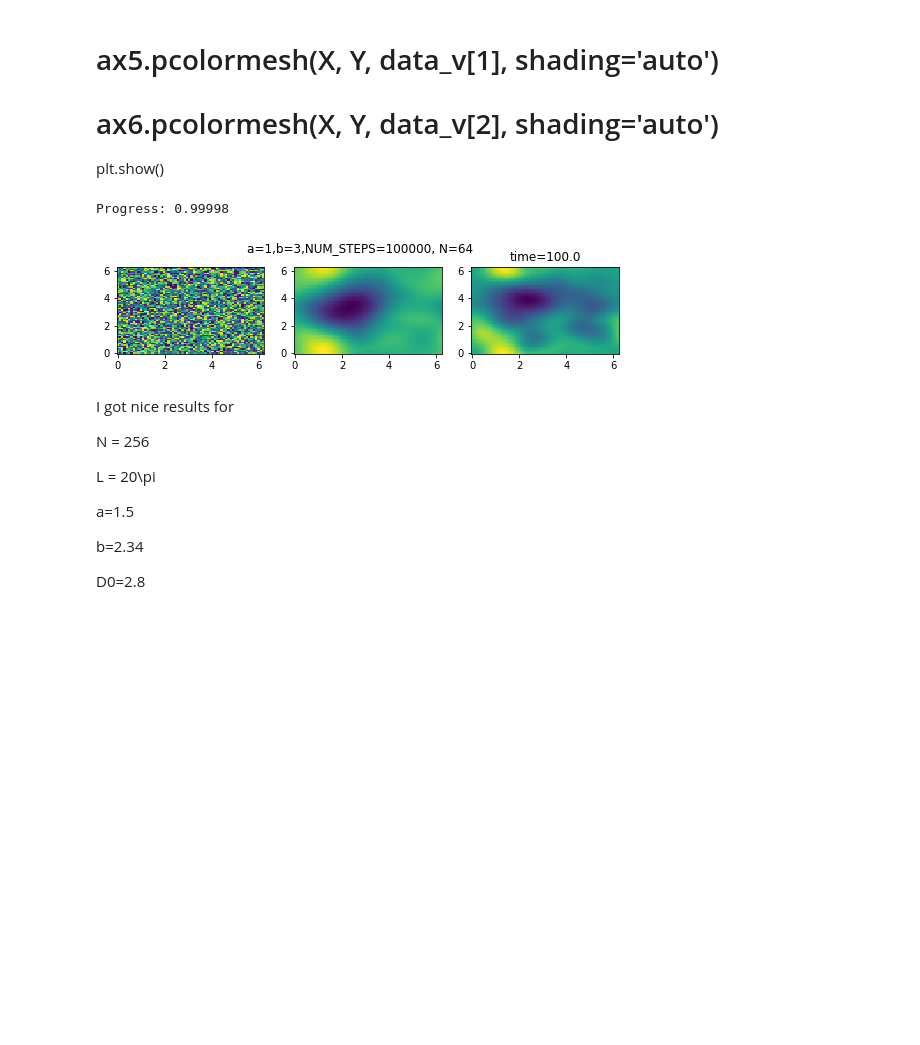
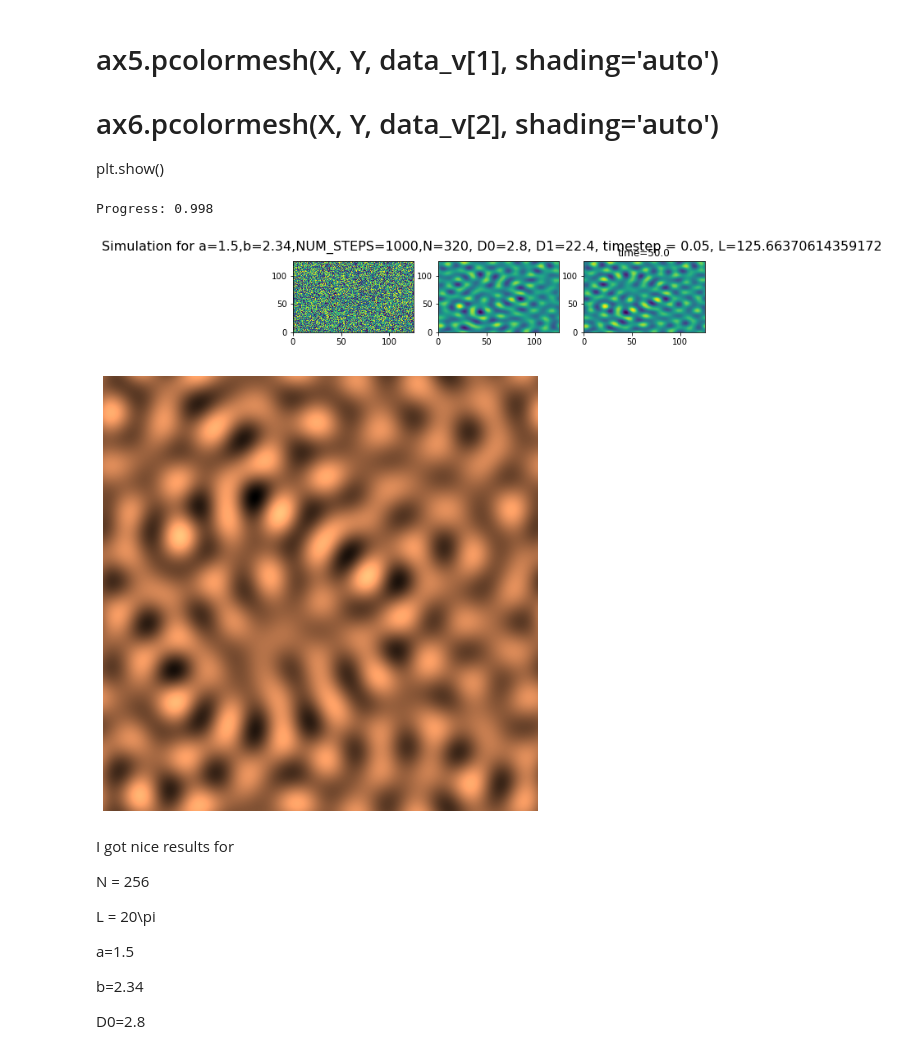
Before and after one commit to l-ada/Turing-models, a Jupyter notebook: brusselator.ipynb, the cells around one changed output. Drawn from its saved outputs; the diff is of its cells as text; code cells hidden in the pictures; blank space fills up the shorter version.

Commit message:
first successful image,  function saving to png

```diff
--- a/brusselator.ipynb
+++ b/brusselator.ipynb
@@ -17,10 +17,10 @@ This is in 2D. With random initial data. Do I need to worry about initial condit
 I also want to be able to add a new function and a parameter
 # %%
 N = 256
-dt = 0.001
+dt = 0.05
 fu = lambda a,b,u,v: a + (u**2)*v - (b+1)*u
 fv = lambda a,b,u,v: b*u-(u**2)*v
-L = 2*np.pi
+L = 10*2*np.pi
 NUM_STEPS = 1000
 a = 1
 b = 3
@@ -202,8 +202,10 @@ plt.show()
 from matplotlib import pyplot as plt
 from mpl_toolkits import mplot3d
 from matplotlib import cm
-def simulate_and_plot(a=a,b=b,NUM_STEPS=NUM_STEPS,N=N):
-    data_u, data_v, savetimes = perform__trunc_simulation(a,b,NUM_STEPS=NUM_STEPS, N=N)
+
+def simulate_and_plot(a=a,b=b,NUM_STEPS=NUM_STEPS,N=N, D0=D0, D1=D1, timestep = dt, L=L, name = "default.png", save = False):
+
+    data_u, data_v, savetimes = perform__trunc_simulation(a=a,b=b,NUM_STEPS=NUM_STEPS,N=N, D0=D0, D1=D1, timestep = dt, L=L )
     xs = np.arange(0.0,L,L/N)
     ys = np.arange(0.0,L,L/N)
     # print(f"time = {dt*NUM_STEPS}")
@@ -213,8 +215,7 @@ def simulate_and_plot(a=a,b=b,NUM_STEPS=NUM_STEPS,N=N):
     from IPython.display import HTML
 
     fig = plt.figure(figsize=(9.0,3.5))
-    fig.suptitle(f"Simulation for a={a},b={b}", fontsize =16)
-    plt.suptitle(f"a={a},b={b},NUM_STEPS={NUM_STEPS}, N={N}")
+    fig.suptitle(f"Simulation for a={a},b={b},NUM_STEPS={NUM_STEPS},N={N}, D0={D0}, D1={D1}, timestep = {dt}, L={L}", fontsize =16)
     ax1 = fig.add_subplot(231)
     ax2 = fig.add_subplot(232)
     ax3 = fig.add_subplot(233)
@@ -224,16 +225,31 @@ def simulate_and_plot(a=a,b=b,NUM_STEPS=NUM_STEPS,N=N):
     ax3.pcolormesh(X, Y, data_u[2], shading='auto')
     ax3.set_title(f"time={dt*NUM_STEPS}")
 
+    def show_patterns(U, ax=None):
+        ax.imshow(U, cmap=plt.cm.copper,
+                interpolation='bilinear',
+                extent=[-1, 1, -1, 1])
+        ax.set_axis_off()
+    U=data_u[2]
+    fig, ax = plt.subplots(1, 1, figsize=(8, 8))
+    show_patterns(U, ax=ax)
+    if save == True:
+        fig.savefig(name, bbox_inches='tight')
     plt.show()
 # %%
-N = 256
+N = 320
+L = 200*np.pi
 a=1.5
 b=2.34
-
-simulate_and_plot(a=a,b=b, N=64,NUM_STEPS=10**5)
+D0=2.8
+D1 = 22.4
+dt = 0.05
+NUM_STEPS = 10**3
+simulate_and_plot(a=a,b=b,NUM_STEPS=NUM_STEPS,N=N, D0=D0, D1=D1, timestep = dt, L=L)
 # %% [output]
-Progress: 0.99998
+Progress: 0.998
-[figure, old version]
+[figure, new version]
+[figure, added]
 # %% [markdown]
 I got nice results for
 
```
Also changed, not shown: parts of 1 cell of this notebook, 1 other file.
